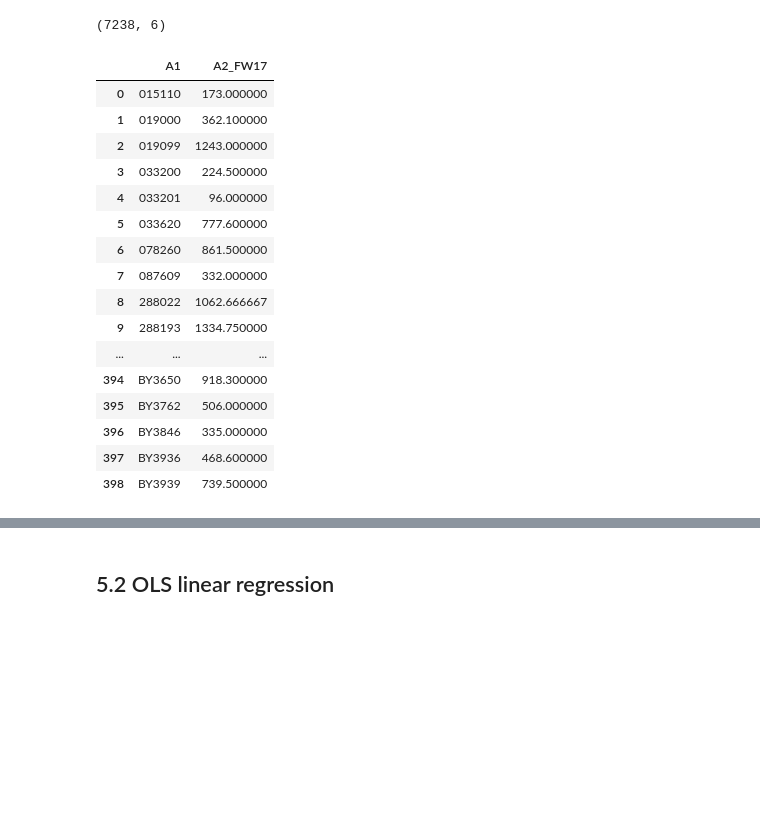
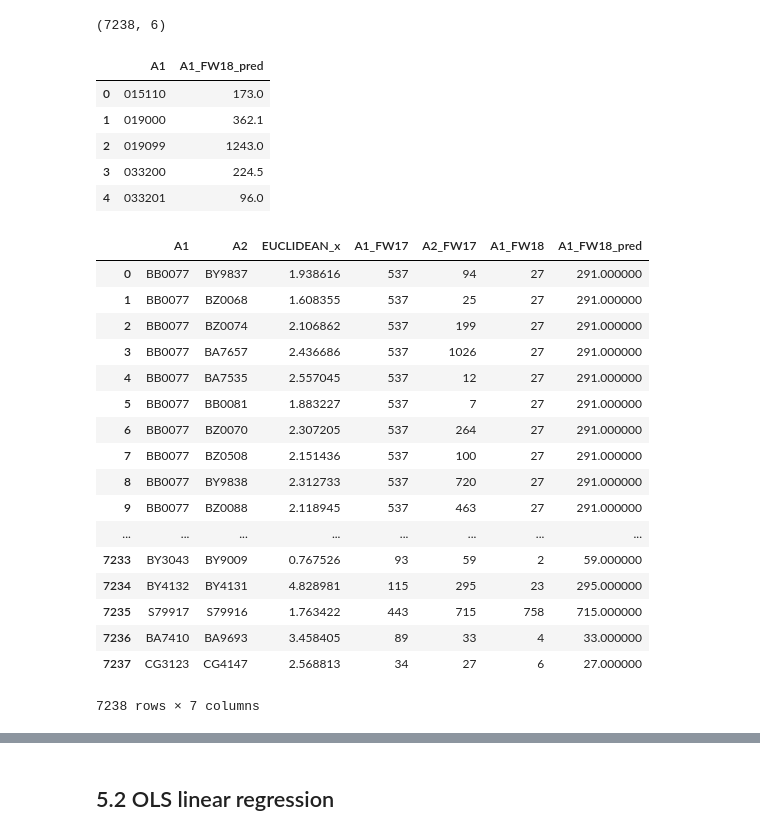
Before and after one commit to cwcomiskey/Misc, a Jupyter notebook: Bread_and_Butter.ipynb, the cells around one changed output, grey strips where cells are left out. Drawn from its saved outputs; the diff is of its cells as text; code cells hidden in the pictures; blank space fills up the shorter version.

```diff
--- a/Bread_and_Butter.ipynb
+++ b/Bread_and_Butter.ipynb
@@ -814,26 +666,36 @@ kahuna.shape
 # %%
 preds = (
     pd.DataFrame(kahuna.groupby('A1')['A2_FW17'].mean()).
     reset_index().
-    rename(columns = {})
+    rename(columns = {'A2_FW17': 'A1_FW18_pred'})
 )
 
-preds
+preds.head()
+
+kahuna = pd.merge(kahuna, preds, left_on='A1', right_on='A1')
+kahuna
 # %% [output]
-|  | A1 | A2_FW17 |
-| 0 | 015110 | 173.000000 |
-| 1 | 019000 | 362.100000 |
-| 2 | 019099 | 1243.000000 |
-| 3 | 033200 | 224.500000 |
-| 4 | 033201 | 96.000000 |
-| 5 | 033620 | 777.600000 |
-| 6 | 078260 | 861.500000 |
-| 7 | 087609 | 332.000000 |
-| 8 | 288022 | 1062.666667 |
-| 9 | 288193 | 1334.750000 |
-| ... | ... | ... |
-| 394 | BY3650 | 918.300000 |
-| 395 | BY3762 | 506.000000 |
-| 396 | BY3846 | 335.000000 |
-| 397 | BY3936 | 468.600000 |
-| 398 | BY3939 | 739.500000 |
+|  | A1 | A1_FW18_pred |
+| 0 | 015110 | 173.0 |
+| 1 | 019000 | 362.1 |
+| 2 | 019099 | 1243.0 |
+| 3 | 033200 | 224.5 |
+| 4 | 033201 | 96.0 |
+|  | A1 | A2 | EUCLIDEAN_x | A1_FW17 | A2_FW17 | A1_FW18 | A1_FW18_pred |
+| 0 | BB0077 | BY9837 | 1.938616 | 537 | 94 | 27 | 291.000000 |
+| 1 | BB0077 | BZ0068 | 1.608355 | 537 | 25 | 27 | 291.000000 |
+| 2 | BB0077 | BZ0074 | 2.106862 | 537 | 199 | 27 | 291.000000 |
+| 3 | BB0077 | BA7657 | 2.436686 | 537 | 1026 | 27 | 291.000000 |
+| 4 | BB0077 | BA7535 | 2.557045 | 537 | 12 | 27 | 291.000000 |
+| 5 | BB0077 | BB0081 | 1.883227 | 537 | 7 | 27 | 291.000000 |
+| 6 | BB0077 | BZ0070 | 2.307205 | 537 | 264 | 27 | 291.000000 |
+| 7 | BB0077 | BZ0508 | 2.151436 | 537 | 100 | 27 | 291.000000 |
+| 8 | BB0077 | BY9838 | 2.312733 | 537 | 720 | 27 | 291.000000 |
+| 9 | BB0077 | BZ0088 | 2.118945 | 537 | 463 | 27 | 291.000000 |
+| ... | ... | ... | ... | ... | ... | ... | ... |
+| 7233 | BY3043 | BY9009 | 0.767526 | 93 | 59 | 2 | 59.000000 |
+| 7234 | BY4132 | BY4131 | 4.828981 | 115 | 295 | 23 | 295.000000 |
+| 7235 | S79917 | S79916 | 1.763422 | 443 | 715 | 758 | 715.000000 |
+| 7236 | BA7410 | BA9693 | 3.458405 | 89 | 33 | 4 | 33.000000 |
+| 7237 | CG3123 | CG4147 | 2.568813 | 34 | 27 | 6 | 27.000000 |
+7238 rows × 7 columns
```
Also changed, not shown: parts of 39 cells of this notebook.
